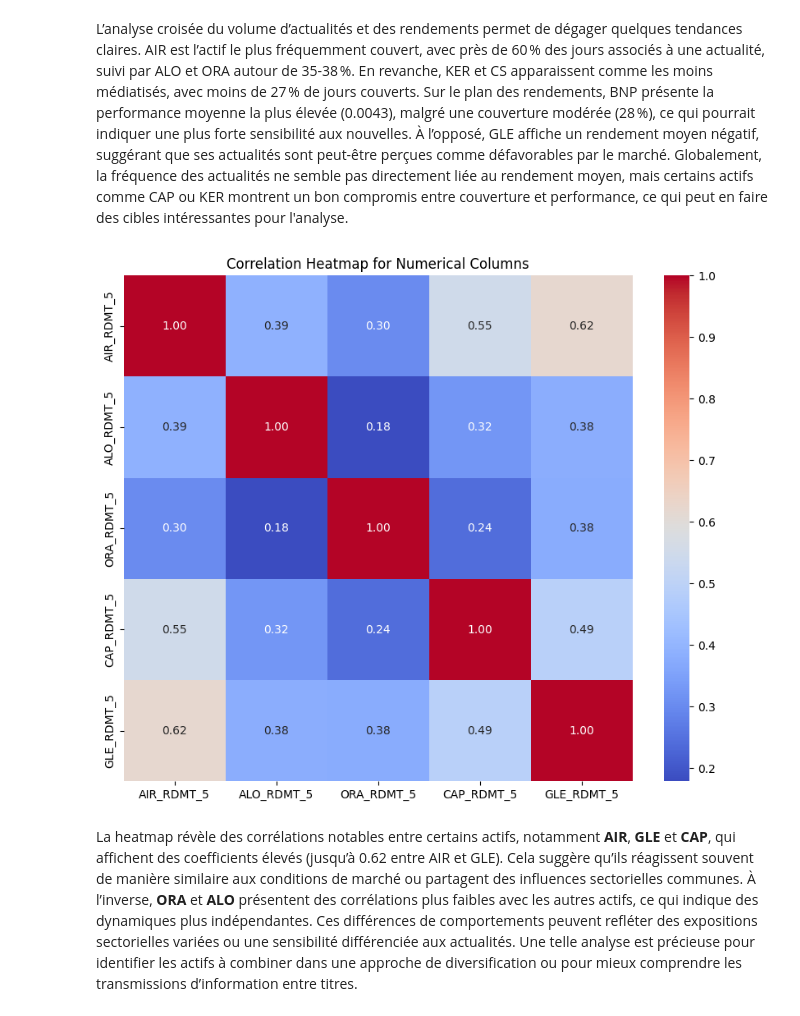
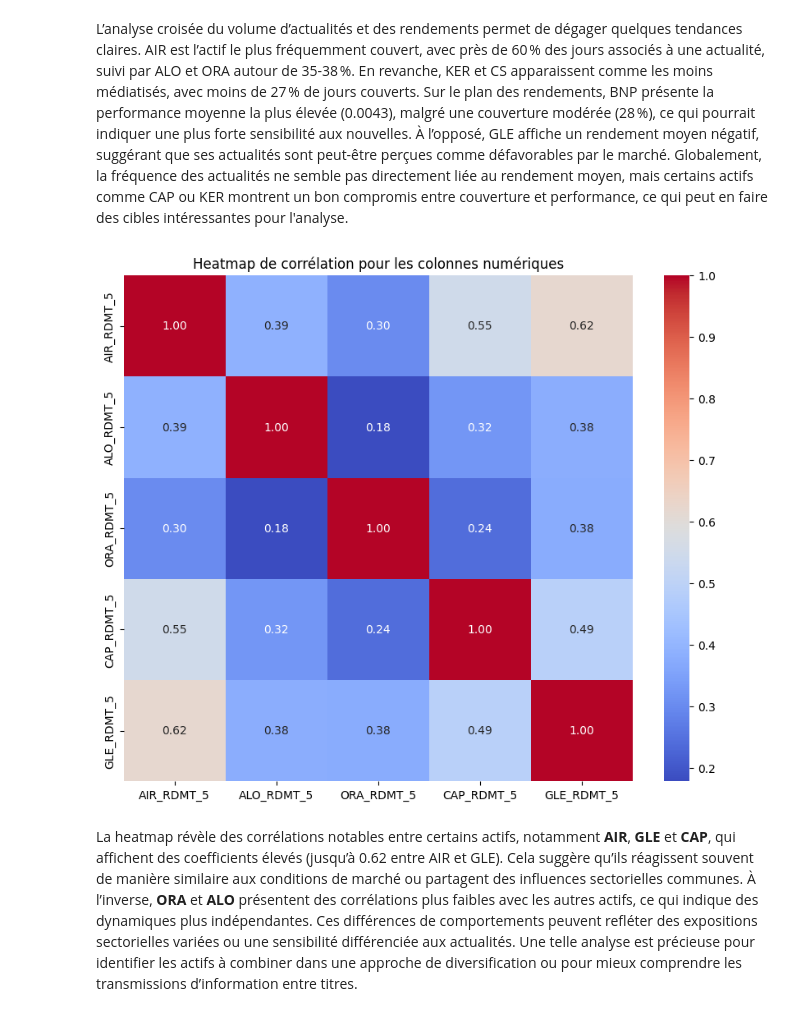
Before and after one commit to IdrissPro/NLP, a Jupyter notebook: NLP.ipynb, the cells around one changed output. Saved outputs shown, nothing was run; the diff lists cells and outputs as text; code cells hidden in the pictures.

```diff
--- a/NLP.ipynb
+++ b/NLP.ipynb
@@ -197,16 +197,16 @@ chosen_assets = df_desc_stats.columns[:5]
 # %%
 
 numerical_cols = df[[x+"_RDMT_5" for x in chosen_assets]]
 
 corr_matrix = numerical_cols.corr()
 
-# Plot the heatmap
+# Tracer la heatmap
 plt.figure(figsize=(10, 8))
 sns.heatmap(corr_matrix, annot=True, fmt=".2f", cmap="coolwarm", cbar=True)
-plt.title("Correlation Heatmap for Numerical Columns")
+plt.title("Heatmap de corrélation pour les colonnes numériques")
 plt.show()
 # %% [output]
-[figure, old version]
+[figure, new version]
 # %% [markdown]
 La heatmap révèle des corrélations notables entre certains actifs, notamment **AIR**, **GLE** et **CAP**, qui affichent des coefficients élevés (jusqu’à 0.62 entre AIR et GLE). Cela suggère qu’ils réagissent souvent de manière similaire aux conditions de marché ou partagent des influences sectorielles communes. À l’inverse, **ORA** et **ALO** présentent des corrélations plus faibles avec les autres actifs, ce qui indique des dynamiques plus indépendantes. Ces différences de comportements peuvent refléter des expositions sectorielles variées ou une sensibilité différenciée aux actualités. Une telle analyse est précieuse pour identifier les actifs à combiner dans une approche de diversification ou pour mieux comprendre les transmissions d’information entre titres.
 # %%
```
Also changed, not shown: parts of 12 cells of this notebook.
